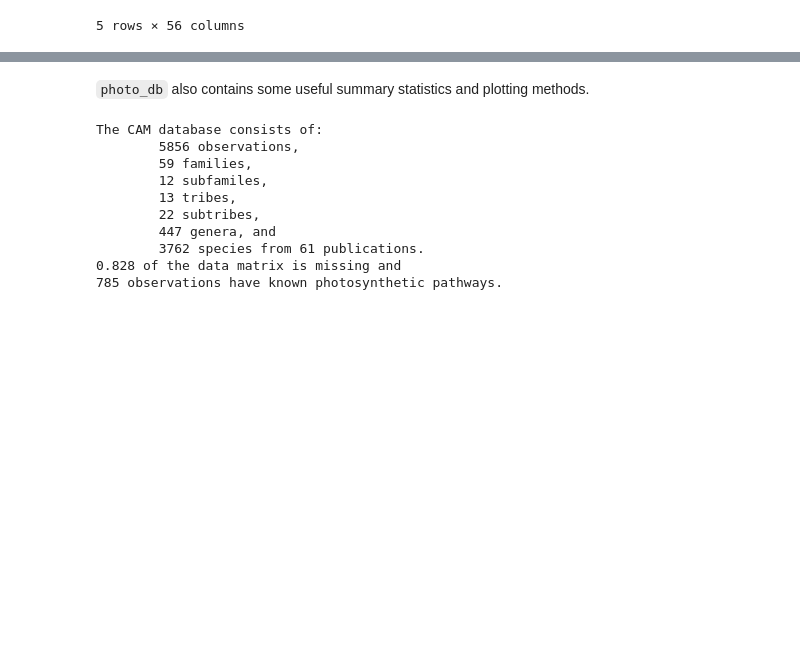
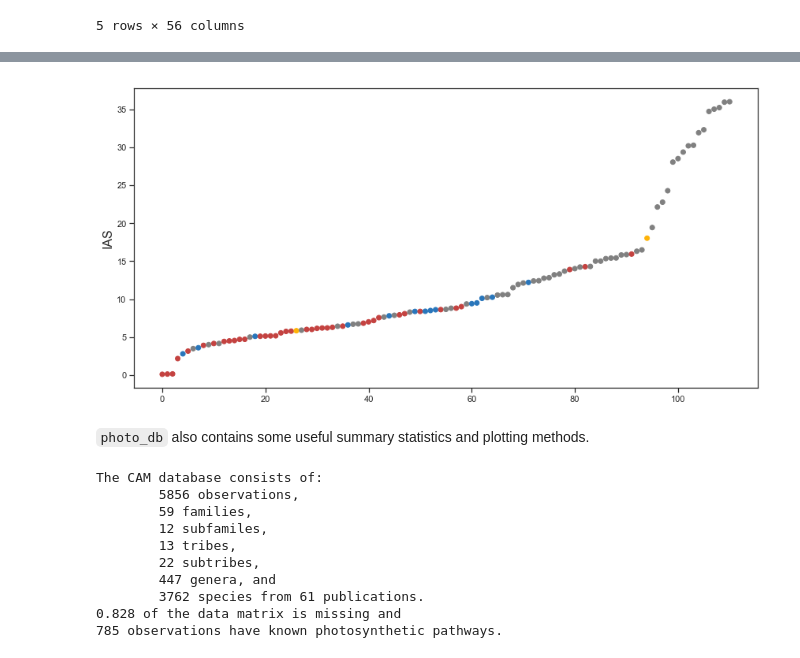
Before and after one commit to isgilman/CAM_database, a Jupyter notebook: Machine_learning_photo_db.ipynb, the cells around one changed output, grey strips where cells are left out. Drawn from its saved outputs; the diff is of its cells as text; code cells hidden in the pictures; blank space fills up the shorter version.

```diff
--- a/Machine_learning_photo_db.ipynb
+++ b/Machine_learning_photo_db.ipynb
@@ -62,3 +83,17 @@ cam_db.head()
+# %%
+fig, ax = plt.subplots(figsize=(12,6))
+
+ys = cam_db[["long_name", "IAS", "Pathway"]].sort_values("IAS").dropna()["IAS"]
+cs = cam_db[["long_name", "IAS", "Pathway"]].sort_values("IAS").dropna()["Pathway"]
+testdict = {'CAM':"xkcd:reddish", 'C4':"xkcd:bluish", 'C3':"grey", 'C3-CAM':"xkcd:amber"}
+testps = [testdict[c] for c in cs]
+
+ax.scatter(x=range(len(ys)), y=ys, c=testps)
+ax.set_ylabel("IAS", size=16)
+
+plt.tight_layout()
+# %% [output]
+[figure, added]
 # %% [markdown]
 `photo_db` also contains some useful summary statistics and plotting methods.
 # %%
```
Also changed, not shown: parts of 1 cell of this notebook, 2 other files.
